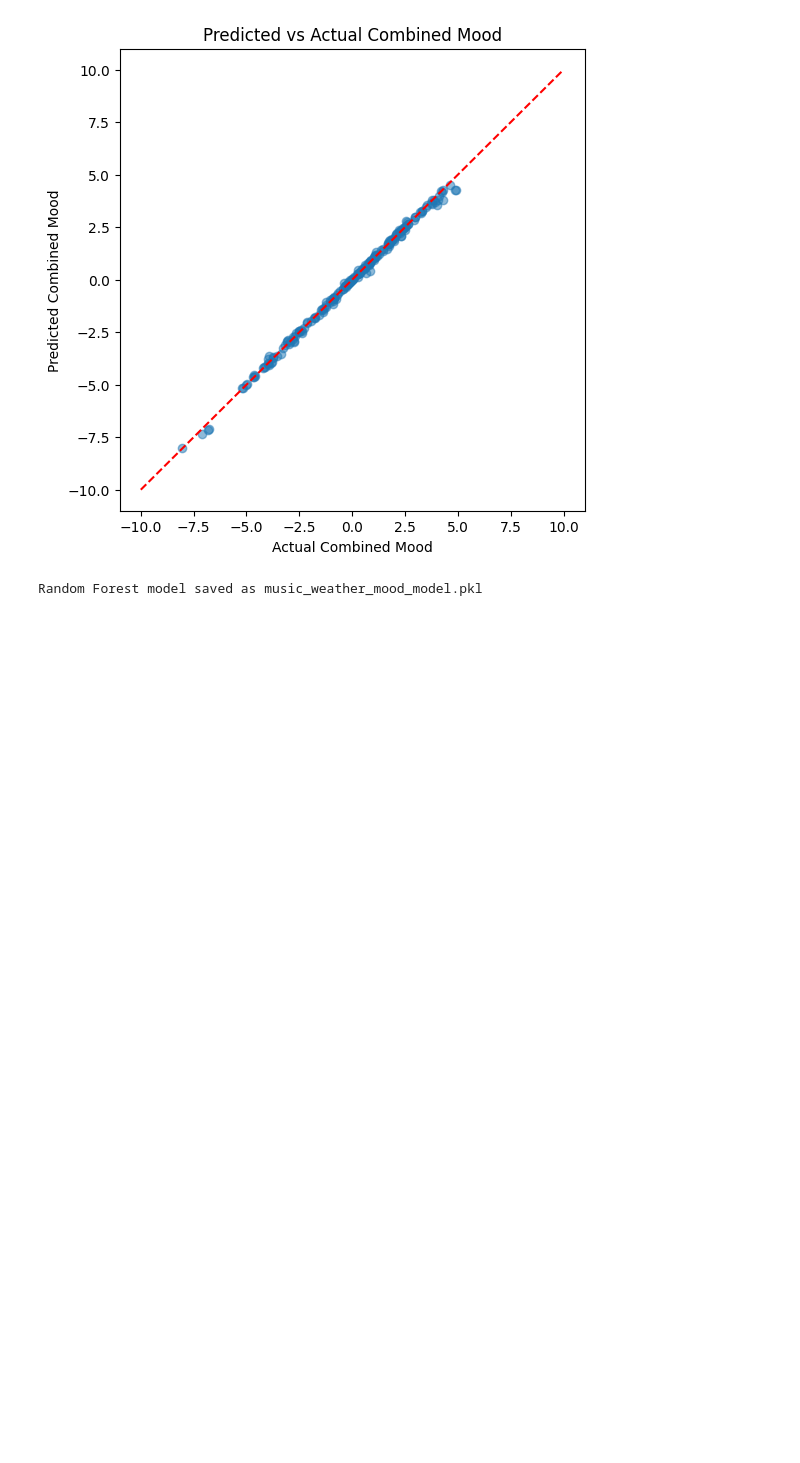
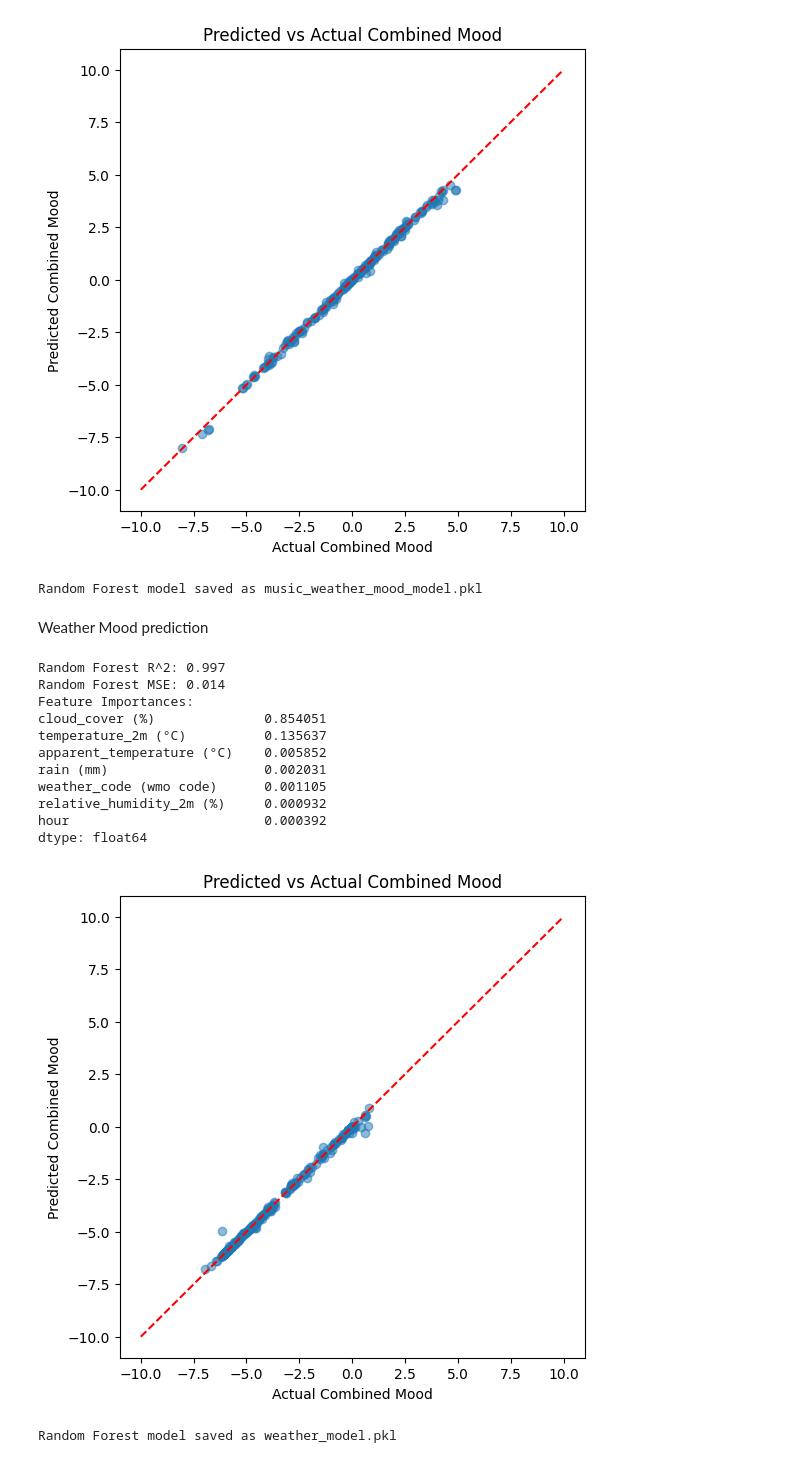
Before and after one commit to varsha1206/guess-my-mood, a Jupyter notebook: model_creation/model_creation.ipynb, the cells around one changed output. Drawn from its saved outputs; the diff is of its cells as text; code cells hidden in the pictures; blank space fills up the shorter version.

```diff
--- a/model_creation/model_creation.ipynb
+++ b/model_creation/model_creation.ipynb
@@ -106,4 +106,6 @@ with open("model.pkl", "wb") as f:
 print("Random Forest model saved as music_weather_mood_model.pkl")
 # %% [output]
 Random Forest model saved as music_weather_mood_model.pkl
+# %% [markdown]
+Weather Mood prediction
 # %%
@@ -114,0 +130,56 @@ y = df['combined_mood']
+# %%
+# Features
+X = df[numeric_cols].drop(columns=[target])
+y = df[target]
+
+# Train-test split
+X_train, X_test, y_train, y_test = train_test_split(X, y, test_size=0.2, random_state=42)
+# %%
+# Train Random Forest regressor
+rf = RandomForestRegressor(n_estimators=200, random_state=42)
+rf.fit(X_train, y_train)
+
+# Predict
+y_pred = rf.predict(X_test)
+
+# Evaluate
+mse = mean_squared_error(y_test, y_pred)
+r2 = r2_score(y_test, y_pred)
+print(f"Random Forest R^2: {r2:.3f}")
+print(f"Random Forest MSE: {mse:.3f}")
+
+# Feature importance
+importances = pd.Series(rf.feature_importances_, index=X.columns).sort_values(ascending=False)
+print("Feature Importances:")
+print(importances)
+
+# Plot predicted vs actual
+plt.figure(figsize=(6,6))
+plt.scatter(y_test, y_pred, alpha=0.5)
+plt.xlabel("Actual Combined Mood")
+plt.ylabel("Predicted Combined Mood")
+plt.title("Predicted vs Actual Combined Mood")
+plt.plot([-10, 10], [-10, 10], color='red', linestyle='--')
+plt.show()
+# %% [output]
+Random Forest R^2: 0.997
+Random Forest MSE: 0.014
+Feature Importances:
+cloud_cover (%)              0.854051
+temperature_2m (°C)          0.135637
+apparent_temperature (°C)    0.005852
+rain (mm)                    0.002031
+weather_code (wmo code)      0.001105
+relative_humidity_2m (%)     0.000932
+hour                         0.000392
+dtype: float64
+[figure, added]
+# %%
+# Save model
+import pickle
+with open("weather_model.pkl", "wb") as f:
+    pickle.dump(rf, f)
+
+print("Random Forest model saved as weather_model.pkl")
+# %% [output]
+Random Forest model saved as weather_model.pkl
```
Also changed, not shown: parts of 2 cells of this notebook, 5 other files.
